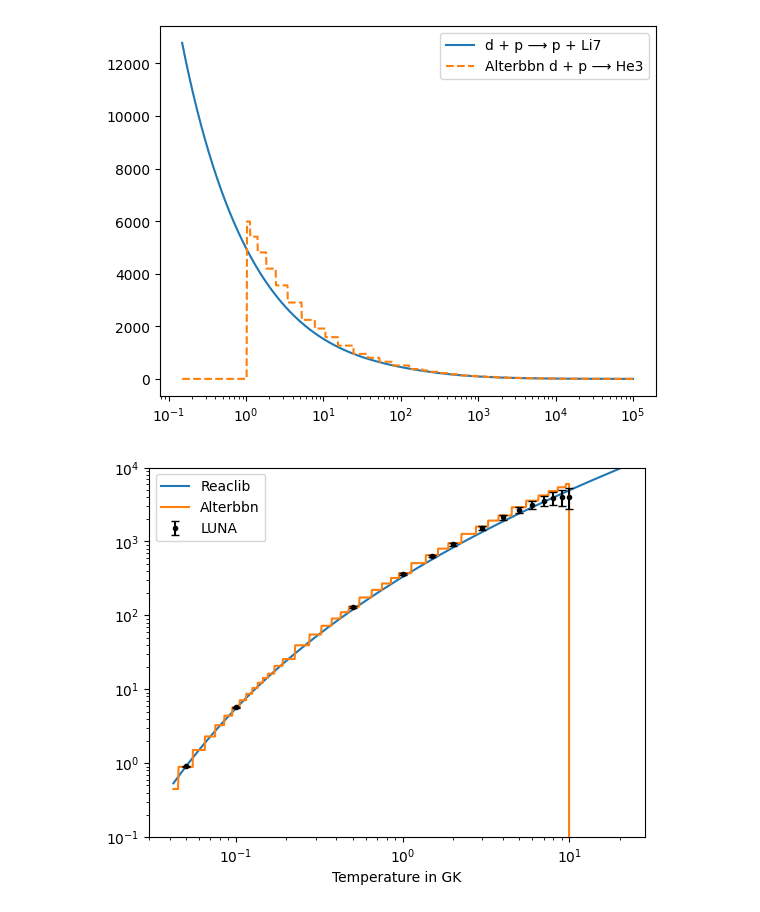
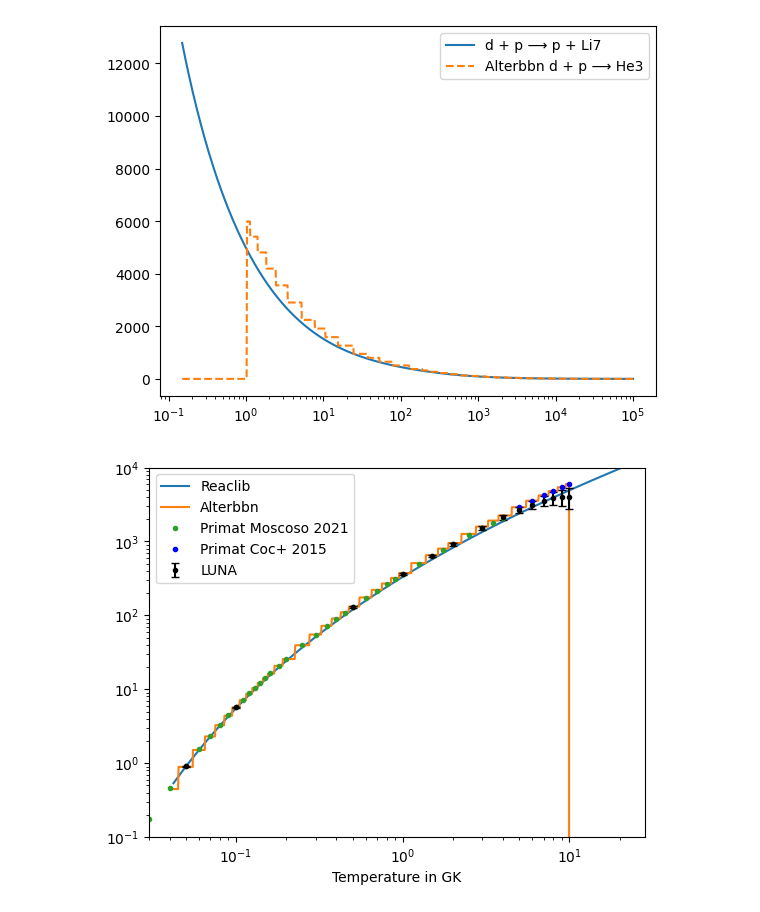
Before and after one commit to hansbdein/Speciale, a Jupyter notebook: Fullsize_highT_network.ipynb, the cells around one changed output. Cells and saved outputs as stored; diff of their text form; code cells hidden in the pictures.

```diff
--- a/Fullsize_highT_network.ipynb
+++ b/Fullsize_highT_network.ipynb
@@ -374,10 +397,16 @@ def get_Y_jac(y,i):
 # %%
 #Solve the system
 #initial conditions
+
 solY=np.array([[T_ini],[1],[1/(np.exp(Q/T_ini)+1)],[1/(np.exp(-Q/T_ini)+1)]])
 soltime=np.array([t_ini])
+derivtime=0
+jactime=0
+backgroundtime=0
+rhotime=0
 
 for i in range(len(networks)):
+
 
     initial_param=get_Y_jac(solY[:,-1],i)
     n_params=nNucs[i]+n_bparams
@@ -388,12 +417,27 @@ for i in range(len(networks)):
 
     #Extend Jacobian with background parameters
     def jacobian(t,y):
+        global jactime
+        tid=time.time()
         jac=np.append(np.zeros((nNucs[i],n_bparams)),jacPNA(t,y),axis=1)
+        jactime+=time.time()-tid
         return np.append(np.zeros((n_bparams,n_params)),jac,axis=0)
 
     #full derivative
     def dydt(t,y):
-        result=dbackground(t,y[:n_bparams])+list( networks[i].rhs(t/timeunit, y[n_bparams:],rho_bY_cgs(y), y[0]*TMeV2T9*1e9)/timeunit)
+        global derivtime
+        global backgroundtime
+        global rhotime
+        tid=time.time()
+        1+1
+        rhotime+=time.time()-tid
+        tid=time.time()
+        result=dbackground(t,y[:n_bparams])
+        backgroundtime+=time.time()-tid
+        tid=time.time()
+        result+=list( networks[i].rhs(t/timeunit, y[n_bparams:],rho_bY_cgs(y), y[0]*TMeV2T9*1e9)/timeunit)
+        derivtime+=time.time()-tid
+
         return result
 
     jacsolY = integrate.solve_ivp(dydt, [0,t_start[i+1]-t_start[i]], initial_param,method='Radau',atol=1e-80,rtol=1e-6,jac=jacobian)#,t_eval=t_space)
@@ -587,19 +704,20 @@ plt.xscale('log')
 # %%
 plt.figure()
 plt.plot(solY[0]*TMeV2T9,[Reaclib_d_p__He3(T*TMeV2T9) for T in solY[0]],label='Reaclib')
 plt.plot(solY[0]*TMeV2T9,[Alter_d_p__He3(T*TMeV2T9) for T in solY[0]],label='Alterbbn')
 
 LUNAdata=np.array([[0.001,1.37e-11,1.35e-11,1.39e-11],[0.005,2.57e-5,2.53e-5,2.62e-5],[0.01,1.53e-3,1.51e-3,1.56e-3],[0.05,9.08e-1,8.94e-1,9.22e-1],[0.1,5.74,5.65,5.84],[0.5,1.29e2,1.26e2,1.32e2],[1.0,3.63e2,3.52e2,3.74e2],[1.5,6.32e2,6.09e2,6.56e2],[2.0,9.20e2,8.79e2,9.62e2],[3.0,1.52e3,1.43e3,1.61e3],[4.0,2.11e3,1.95e3,2.28e3],[5.0,2.67e3,2.40e3,2.93e3],[6.0,3.16e3,2.76e3,3.55e3],[7.0,3.56e3,3.00e3,4.12e3],[8.0,3.85e3,3.09e3,4.61e3],[9.0,4.01e3,3.02e3,5.01e3],[10.0,4.02e3,2.75e3,5.30e3]]).T
 
 
 T=[0.001,0.005,0.01,0.05,0.1,0.5,1,1.5]+list(range(2,11))
 plt.errorbar(LUNAdata[0],LUNAdata[1],yerr=(LUNAdata[1]-LUNAdata[2],LUNAdata[3]-LUNAdata[1]),fmt='k.',label='LUNA',capsize=3)
-
+plt.plot(Primatdata[:-6,0],Primatdata[:-6,1],'.',label='Primat Moscoso 2021')
+plt.plot(Primatdata[-6:,0],Primatdata[-6:,1],'.b',label='Primat Coc+ 2015')
 plt.xlabel('Temperature in GK')
 plt.xlim(0.03)
 plt.ylim(1e-1,1e4)
 plt.legend()
 plt.xscale('log')
 plt.yscale('log')
 # %% [output]
-[figure, old version]
+[figure, new version]
```
Also changed, not shown: parts of 12 cells of this notebook, 3 other files.
